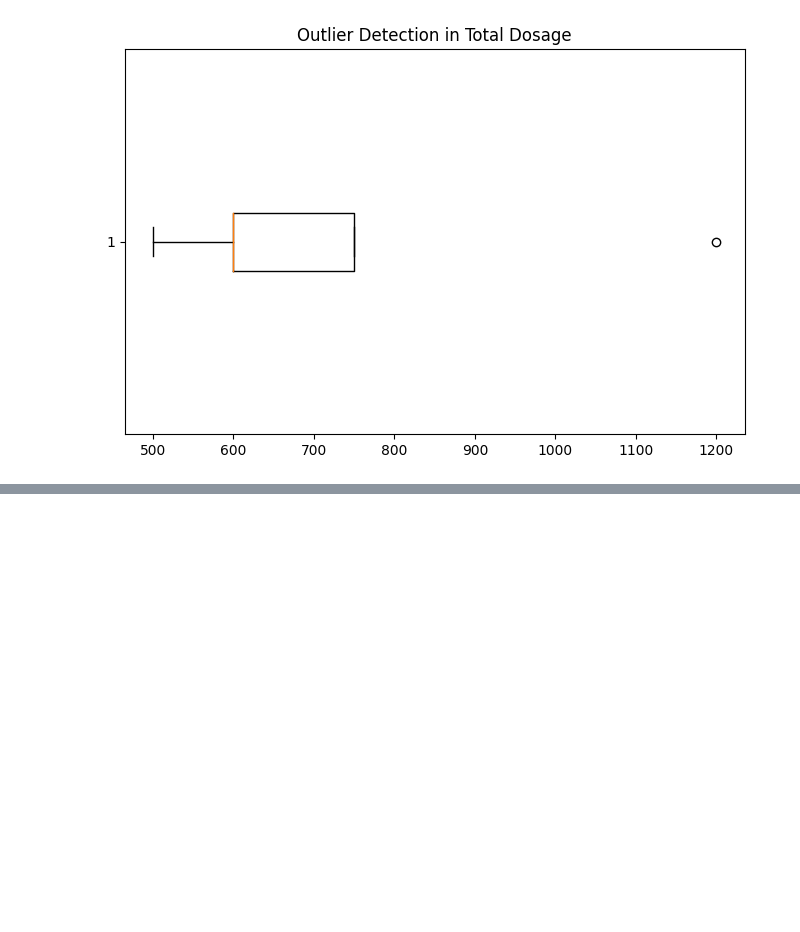
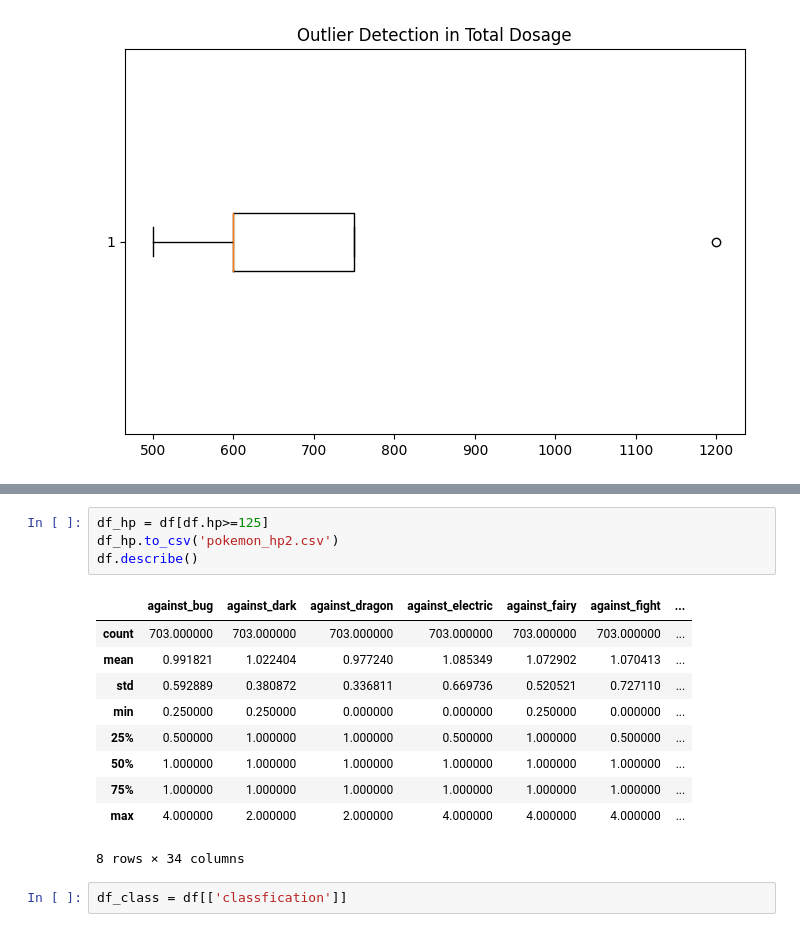
Before and after one commit to ekaratnida/Applied-machine-learning, a Jupyter notebook: Example1_EDA.ipynb, the cells around one changed output, grey strips where cells are left out. Saved outputs shown, nothing was run; the diff lists cells and outputs as text; blank space fills up the shorter version.

```diff
--- a/Example1_EDA.ipynb
+++ b/Example1_EDA.ipynb
@@ -212,0 +486,17 @@ Data is consistent.
+# %%
+df_hp = df[df.hp>=125]
+df_hp.to_csv('pokemon_hp2.csv')
+df.describe()
+# %% [output]
+|  | against_bug | against_dark | against_dragon | against_electric | against_fairy | against_fight | ... |
+| count | 703.000000 | 703.000000 | 703.000000 | 703.000000 | 703.000000 | 703.000000 | ... |
+| mean | 0.991821 | 1.022404 | 0.977240 | 1.085349 | 1.072902 | 1.070413 | ... |
+| std | 0.592889 | 0.380872 | 0.336811 | 0.669736 | 0.520521 | 0.727110 | ... |
+| min | 0.250000 | 0.250000 | 0.000000 | 0.000000 | 0.250000 | 0.000000 | ... |
+| 25% | 0.500000 | 1.000000 | 1.000000 | 0.500000 | 1.000000 | 0.500000 | ... |
+| 50% | 1.000000 | 1.000000 | 1.000000 | 1.000000 | 1.000000 | 1.000000 | ... |
+| 75% | 1.000000 | 1.000000 | 1.000000 | 1.000000 | 1.000000 | 1.000000 | ... |
+| max | 4.000000 | 2.000000 | 2.000000 | 4.000000 | 4.000000 | 4.000000 | ... |
+8 rows × 34 columns
+# %%
+df_class = df[['classfication']]
```
Also changed, not shown: parts of 19 cells of this notebook.
